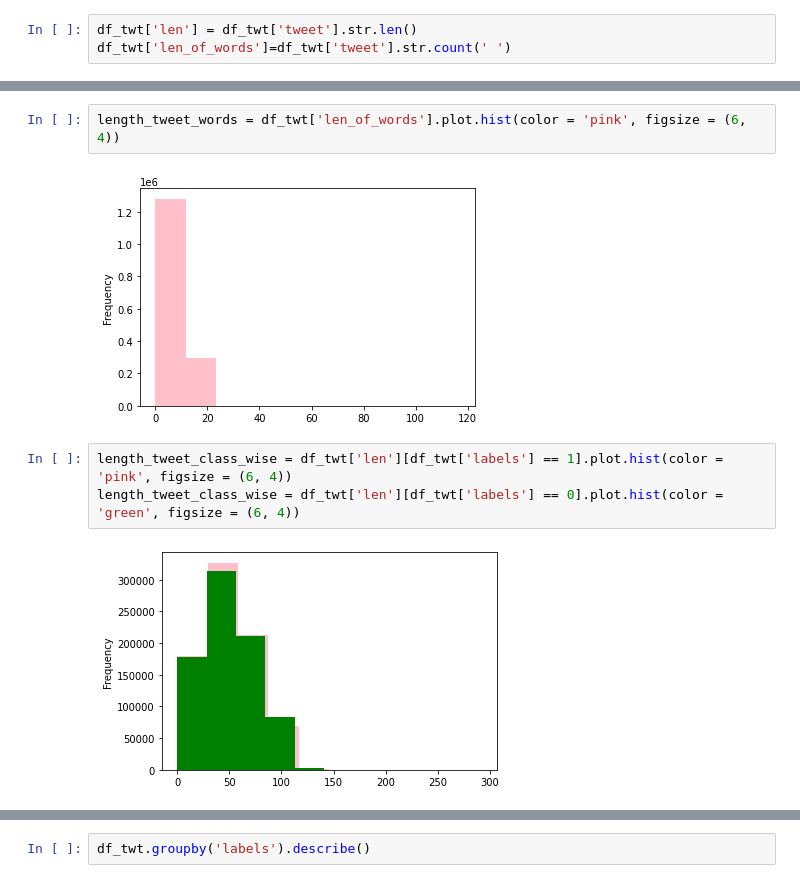
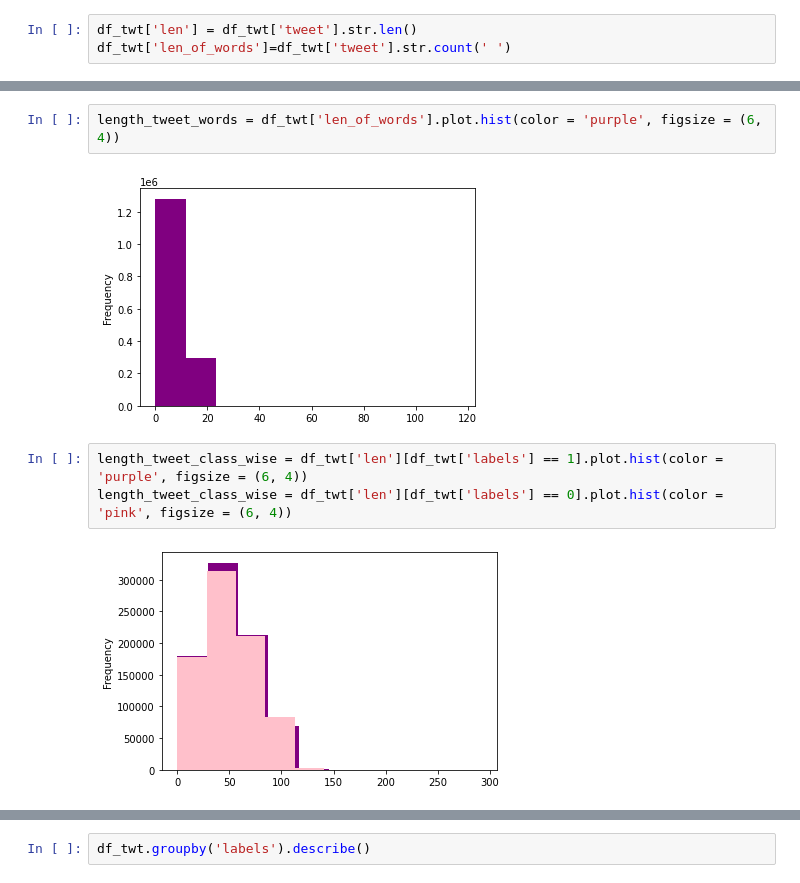
Before and after one commit to AdarshNagpure/Detecting-depression-using-tweets, a Jupyter notebook: depression_through_tweets.ipynb, the cells around one changed output, grey strips where cells are left out. Cells and saved outputs as stored; diff of their text form.

```diff
--- a/depression_through_tweets.ipynb
+++ b/depression_through_tweets.ipynb
@@ -326,10 +326,10 @@ length_tweet = df_twt['tweet'].str.len().plot.hist(color = 'pink', figsize = (6,
 # %%
-length_tweet_words = df_twt['len_of_words'].plot.hist(color = 'pink', figsize = (6, 4))
+length_tweet_words = df_twt['len_of_words'].plot.hist(color = 'purple', figsize = (6, 4))
 # %% [output]
-[figure, old version]
+[figure, new version]
 # %%
-length_tweet_class_wise = df_twt['len'][df_twt['labels'] == 1].plot.hist(color = 'pink', figsize = (6, 4))
-length_tweet_class_wise = df_twt['len'][df_twt['labels'] == 0].plot.hist(color = 'green', figsize = (6, 4))
+length_tweet_class_wise = df_twt['len'][df_twt['labels'] == 1].plot.hist(color = 'purple', figsize = (6, 4))
+length_tweet_class_wise = df_twt['len'][df_twt['labels'] == 0].plot.hist(color = 'pink', figsize = (6, 4))
 # %% [output]
-[figure, old version]
+[figure, new version]
 # %%
```
Also changed, not shown: parts of 5 cells of this notebook.
